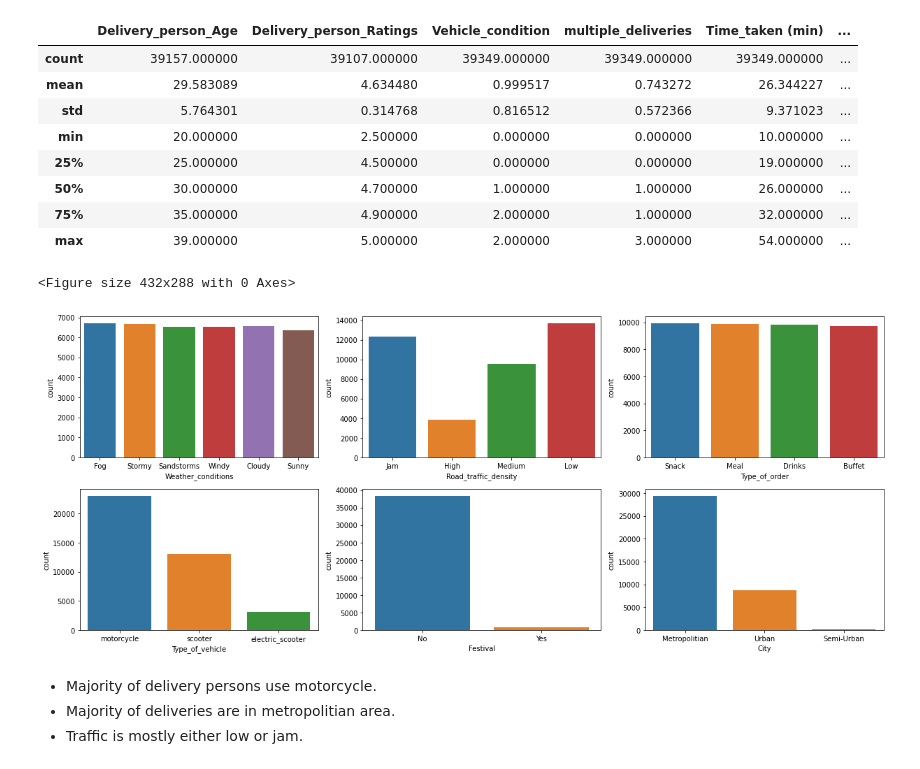
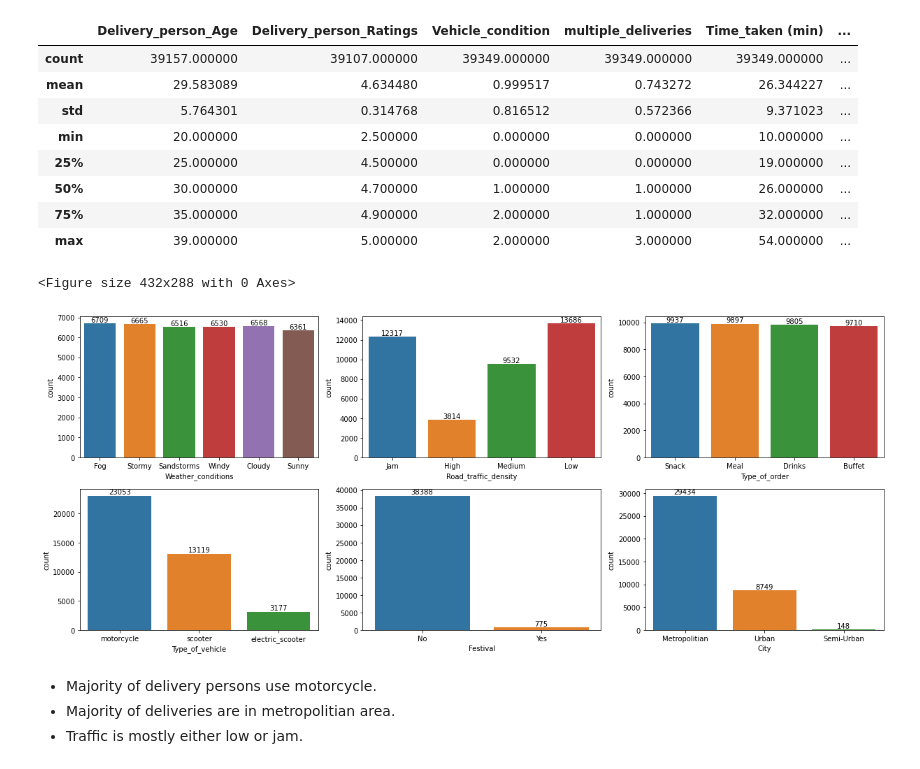
Before and after one commit to ajitk2805/zomato_delivery_time_pred, a Jupyter notebook: Notebooks/zomato_eda1.ipynb, the cells around one changed output. Drawn from its saved outputs; the diff is of its cells as text; code cells hidden in the pictures.

```diff
--- a/Notebooks/zomato_eda1.ipynb
+++ b/Notebooks/zomato_eda1.ipynb
@@ -355,17 +355,30 @@ df1.describe()
 | 50% | 30.000000 | 4.700000 | 1.000000 | 1.000000 | 26.000000 | ... |
 | 75% | 35.000000 | 4.900000 | 2.000000 | 1.000000 | 32.000000 | ... |
 | max | 39.000000 | 5.000000 | 2.000000 | 3.000000 | 54.000000 | ... |
+# %%
+plt.suptitle("Count Plot Of Catigorical Features")
+plt.figure(figsize=(17,10))
+for i in range(0,len(categorical_columns)):
+    plt.subplot(3,3,i+1)
+    ax = sns.countplot(x = df1[categorical_columns[i]])
+    # Add annotations
+    for p in ax.patches:
+        ax.annotate(f"{p.get_height():.0f}", (p.get_x() + p.get_width() / 2., p.get_height()),
+                    ha = 'center', va = 'center', xytext = (0, 5), textcoords = 'offset points')
+
+    plt.tight_layout()
+    # plt.show()
+# %% [output]
+<Figure size 432x288 with 0 Axes>
+[figure, added]
 # %%
-plt.suptitle("Count Plot Of Catigorical Features")
-plt.figure(figsize=(17,10))
-for i in range(0,len(categorical_columns)):
-    plt.subplot(3,3,i+1)
-    sns.countplot(x = df1[categorical_columns[i]])
-    plt.tight_layout()
-    # plt.show()
+# plt.suptitle("Count Plot Of Catigorical Features")
+# plt.figure(figsize=(17,10))
+# for i in range(0,len(categorical_columns)):
+#     plt.subplot(3,3,i+1)
+#     sns.countplot(x = df1[categorical_columns[i]])
+#     plt.tight_layout()
+#     # plt.show()
-# %% [output]
-<Figure size 432x288 with 0 Axes>
-[figure, removed]
 # %% [markdown]
 - Majority of delivery persons use motorcycle.
 - Majority of deliveries are in metropolitian area.
```
Also changed, not shown: parts of 6 cells of this notebook, 4 other files.
